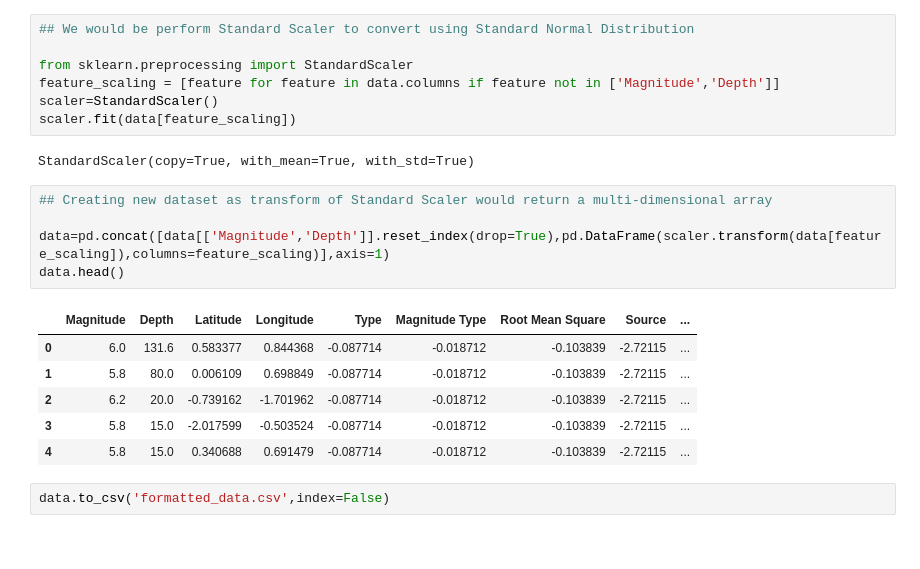
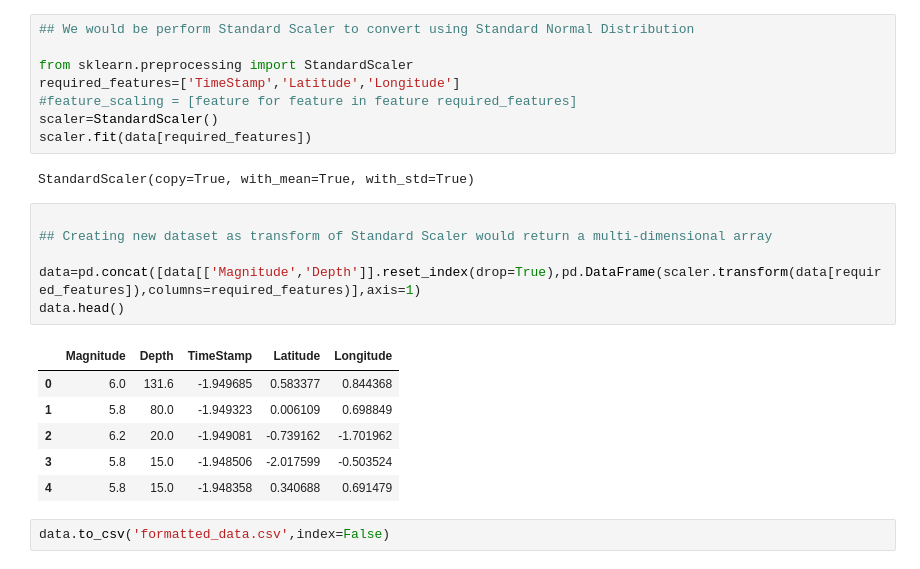
Before and after one commit to shashankbhagat/Earthquake-Prediction, a Jupyter notebook: EarthQuake_decision_tree.ipynb, the cells around one changed output. Cells and saved outputs as stored; diff of their text form.

```diff
--- a/EarthQuake_decision_tree.ipynb
+++ b/EarthQuake_decision_tree.ipynb
@@ -390,23 +390,25 @@ Feature Scaling
 ## We would be perform Standard Scaler to convert using Standard Normal Distribution
 
 from sklearn.preprocessing import StandardScaler
-feature_scaling = [feature for feature in data.columns if feature not in ['Magnitude','Depth']]
+required_features=['TimeStamp','Latitude','Longitude']
+#feature_scaling = [feature for feature in feature required_features]
 scaler=StandardScaler()
-scaler.fit(data[feature_scaling])
+scaler.fit(data[required_features])
 # %% [output]
 StandardScaler(copy=True, with_mean=True, with_std=True)
 # %%
+
 ## Creating new dataset as transform of Standard Scaler would return a multi-dimensional array
 
-data=pd.concat([data[['Magnitude','Depth']].reset_index(drop=True),pd.DataFrame(scaler.transform(data[feature_scaling]),columns=feature_scaling)],axis=1)
+data=pd.concat([data[['Magnitude','Depth']].reset_index(drop=True),pd.DataFrame(scaler.transform(data[required_features]),columns=required_features)],axis=1)
 data.head()
 # %% [output]
-|  | Magnitude | Depth | Latitude | Longitude | Type | Magnitude Type | Root Mean Square | Source | ... |
-| 0 | 6.0 | 131.6 | 0.583377 | 0.844368 | -0.087714 | -0.018712 | -0.103839 | -2.72115 | ... |
-| 1 | 5.8 | 80.0 | 0.006109 | 0.698849 | -0.087714 | -0.018712 | -0.103839 | -2.72115 | ... |
-| 2 | 6.2 | 20.0 | -0.739162 | -1.701962 | -0.087714 | -0.018712 | -0.103839 | -2.72115 | ... |
-| 3 | 5.8 | 15.0 | -2.017599 | -0.503524 | -0.087714 | -0.018712 | -0.103839 | -2.72115 | ... |
-| 4 | 5.8 | 15.0 | 0.340688 | 0.691479 | -0.087714 | -0.018712 | -0.103839 | -2.72115 | ... |
+|  | Magnitude | Depth | TimeStamp | Latitude | Longitude |
+| 0 | 6.0 | 131.6 | -1.949685 | 0.583377 | 0.844368 |
+| 1 | 5.8 | 80.0 | -1.949323 | 0.006109 | 0.698849 |
+| 2 | 6.2 | 20.0 | -1.949081 | -0.739162 | -1.701962 |
+| 3 | 5.8 | 15.0 | -1.948506 | -2.017599 | -0.503524 |
+| 4 | 5.8 | 15.0 | -1.948358 | 0.340688 | 0.691479 |
 # %%
 data.to_csv('formatted_data.csv',index=False)
 # %% [markdown]
```
Also changed, not shown: parts of 7 cells of this notebook.
